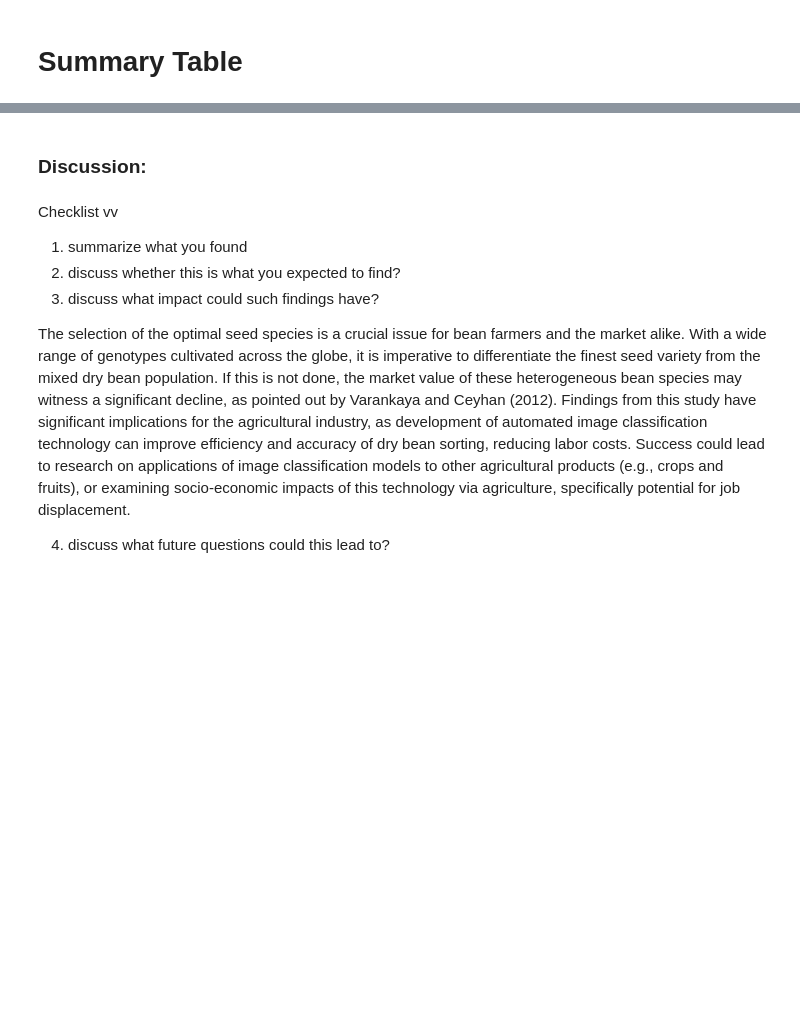
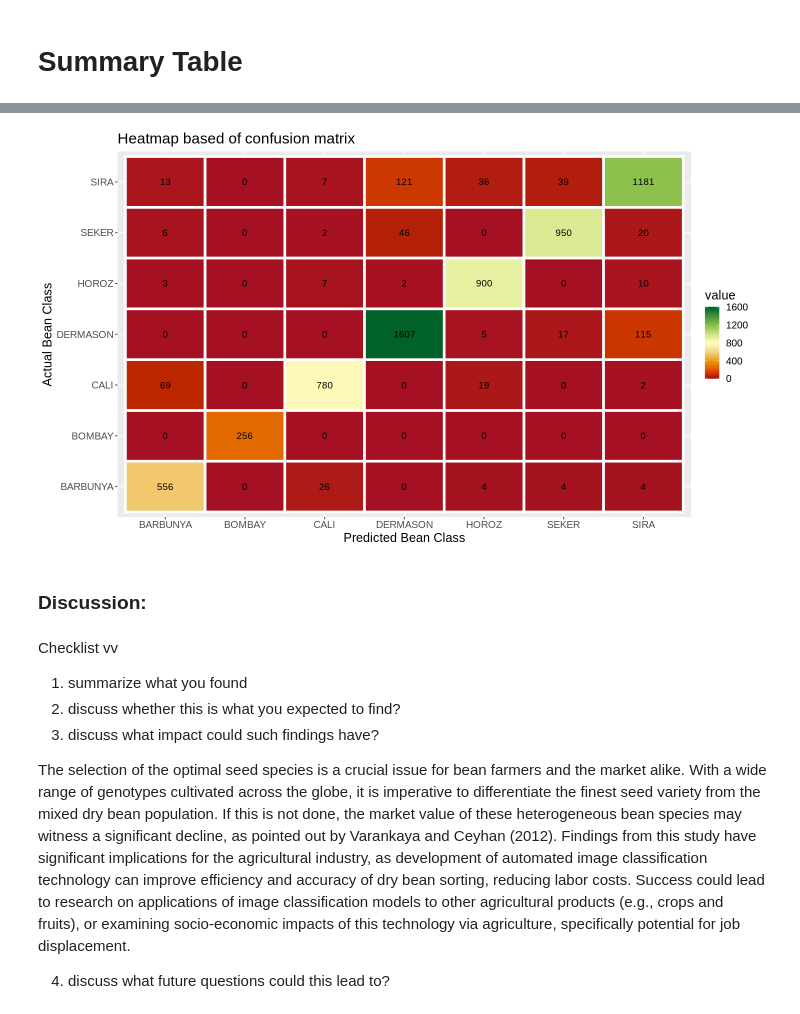
Before and after one commit to pranjali-22/DSCI100, a Jupyter notebook: Final Project.ipynb, the cells around one changed output, grey strips where cells are left out. Cells and saved outputs as stored; diff of their text form; code cells hidden in the pictures; blank space fills up the shorter version.

```diff
--- a/Final Project.ipynb
+++ b/Final Project.ipynb
@@ -383,24 +438,29 @@ confusion
 # %%
 # Heat map based on the confusion matrix
 value =c(950,  6,  0,    2,     0,   20 ,      46,
       4,   556,      0,   26,     4,    4,  0,
       0,    0,    256,    0,     0,    0,    0,
       0,    69,      0,  780,    19,    2,    0,
       0,     3,      0,    7,   900,   10,    2,
       39,    13,      0,    7,    36, 1181,   121,
       17,     0,      0,   0,     5,  115,    1607)
 predicted <- c(rep(c("SEKER", "BARBUNYA", "BOMBAY", "CALI", "HOROZ", "SIRA", "DERMASON"), 7))
 actual <- c(rep("SEKER",7), rep("BARBUNYA",7), rep("BOMBAY",7),rep("CALI",7),rep("HOROZ",7),rep("SIRA",7),rep( "DERMASON",7))
 
 conf_matriz <- tibble(actual, predicted, value)
 
 
 # Heatmap for correlation of variables
 heat_map <- ggplot(conf_matriz, aes(x = predicted, y= actual , fill = value)) +
   geom_tile(color = "white",
             lwd = 1.5,
             linetype = 1)+
+    xlab("Predicted Bean Class")+
+    ylab("Actual Bean Class")+
   geom_text(aes(label = value), color = "black", size = 4)+
   scale_fill_gradientn(colors = hcl.colors(30, "RdYlGn")) +
-  ggtitle("Heatmap based of confusion matrix")
+  ggtitle("Heatmap based of confusion matrix")+
+    theme(text=element_text(size=15))
 heat_map
+# %% [output]
+[figure, added]
```
Also changed, not shown: parts of 8 cells of this notebook.
